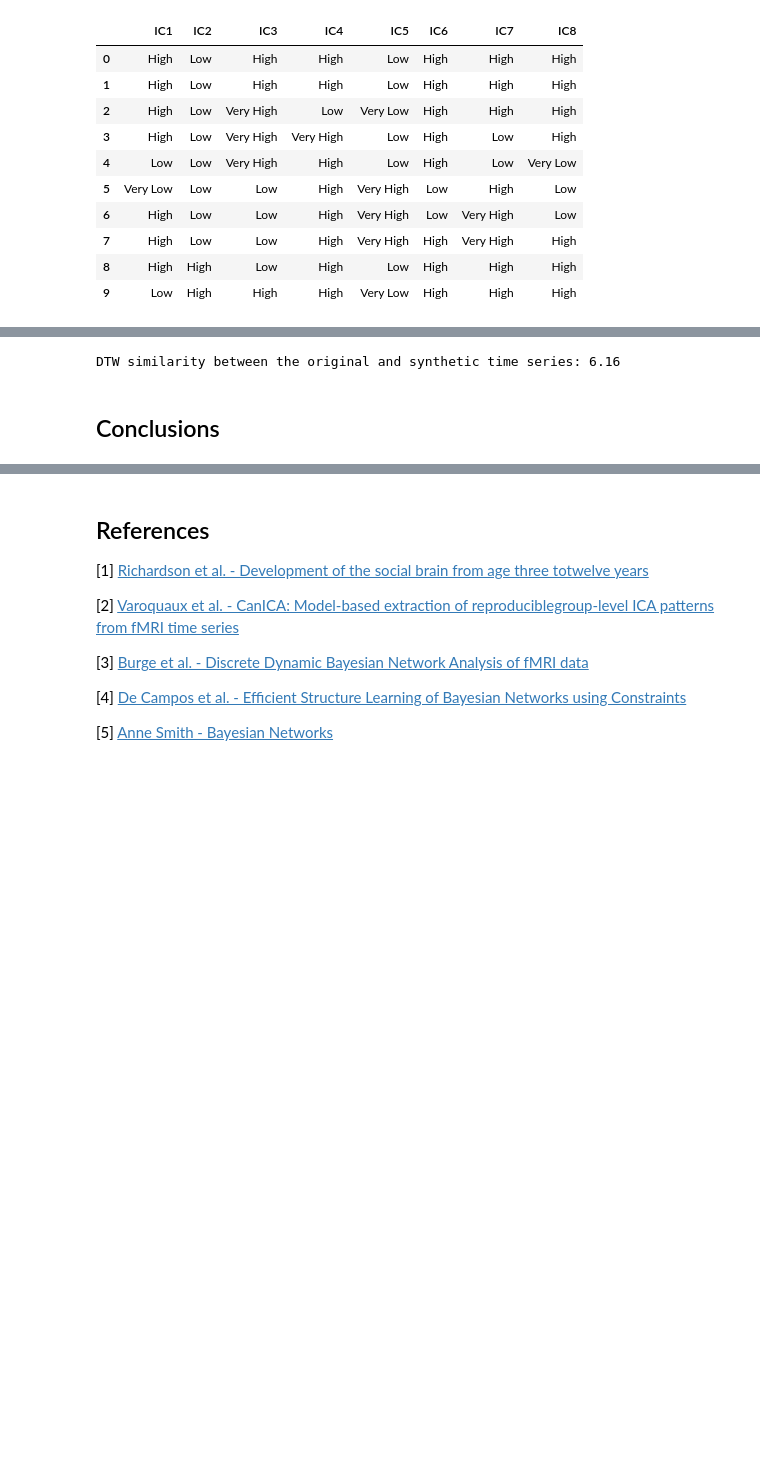
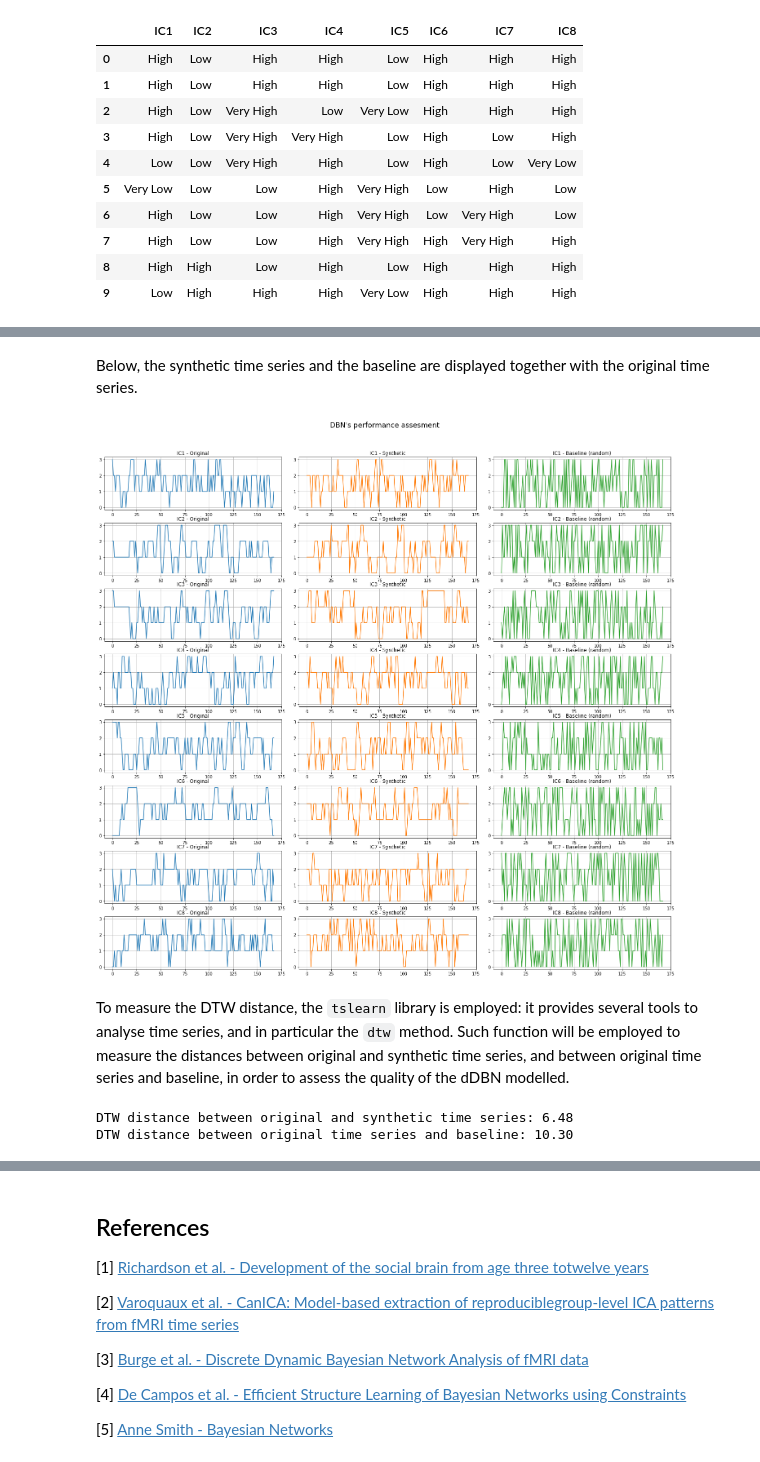
Before and after one commit to nihil21/neural-connectivity-bayesnet, a Jupyter notebook: src/neural-connectivity-bayesnet.ipynb, the cells around one changed output, grey strips where cells are left out. Saved outputs shown, nothing was run; the diff lists cells and outputs as text; code cells hidden in the pictures; blank space fills up the shorter version.

```diff
--- a/src/neural-connectivity-bayesnet.ipynb
+++ b/src/neural-connectivity-bayesnet.ipynb
@@ -914,7 +914,7 @@ def generate_time_series(sampler, length, seed=42):
     synth_df.columns = labels
     return synth_df
 
-synth_df = generate_time_series(sampler=bayes_sampler, length=84)
+synth_df = generate_time_series(sampler=bayes_sampler, length=168)
 synth_df.head(10)
 # %% [output]
 |  | IC1 | IC2 | IC3 | IC4 | IC5 | IC6 | IC7 | IC8 |
@@ -928,15 +928,3 @@ synth_df.head(10)
 | 7 | High | Low | Low | High | Very High | High | Very High | High |
 | 8 | High | High | Low | High | Low | High | High | High |
 | 9 | Low | High | High | High | Very Low | High | High | High |
-# %%
-_, axes = plt.subplots(nrows=4, ncols=2, figsize=(20, 10))
-plt.suptitle('Synthetic signals for each IC', size='xx-large')
-plt.tight_layout(rect=[0, 0.03, 1, 0.95])
-
-for i, col in enumerate(synth_df):
-    id1 = i // 2
-    id2 = i % 2
-    s = [quantize_enc[v] for v in synth_df[col]]
-    axes[id1, id2].plot(s)
-    axes[id1, id2].set_title(col)
-    axes[id1, id2].grid()
@@ -946,0 +933,10 @@ It is possible to measure the distance between the synthetic time series and the
+# %%
+# Create baseline dataframe with random series
+inverse_enc = {0: 'Very Low', 1: 'Low', 2: 'High', 3: 'Very High'}
+enc_fun = lambda x: inverse_enc[x]
+
+baseline_list = [pd.Series(np.random.randint(low=0, high=4, size=168)).map(enc_fun) for _ in range(8)]
+base_df = pd.concat(baseline_list, axis=1)
+base_df.columns = labels
+
+base_df.head(10)
@@ -947,12 +955,38 @@ It is possible to measure the distance between the synthetic time series and the
+# %% [markdown]
+Below, the synthetic time series and the baseline are displayed together with the original time series.
+# %%
+_, axes = plt.subplots(nrows=8, ncols=3, figsize=(20, 20))
+plt.suptitle('DBN\'s performance assesment', size='xx-large')
+plt.tight_layout(rect=[0, 0.03, 1, 0.95])
+
+for i, col in enumerate(df):
+    s1 = [quantize_enc[v] for v in df[col]]
+    s2 = [quantize_enc[v] for v in synth_df[col]]
+    s3 = [quantize_enc[v] for v in base_df[col]]
+    axes[i, 0].plot(s1, 'C0')
+    axes[i, 1].plot(s2, 'C1')
+    axes[i, 2].plot(s3, 'C2')
+    axes[i, 0].set_title(f'{col} - Original')
+    axes[i, 1].set_title(f'{col} - Synthetic')
+    axes[i, 2].set_title(f'{col} - Baseline (random)')
+    axes[i, 0].grid()
+    axes[i, 1].grid()
+    axes[i, 2].grid()
+# %% [output]
+[figure, added]
+# %% [markdown]
+To measure the DTW distance, the `tslearn` library is employed: it provides several tools to analyse time series, and in particular the `dtw` method. Such function will be employed to measure the distances between original and synthetic time series, and between original time series and baseline, in order to assess the quality of the dDBN modelled.
 # %%
 from tslearn.metrics import dtw
 
 for col in df:
-    s1 = [quantize_enc[v] for v in df[col]]
-    s2 = [quantize_enc[v] for v in synth_df[col]]
-sim = dtw(s1, s2)
-print(f'DTW similarity between the original and synthetic time series: {sim:.2f}')
+    s = [quantize_enc[v] for v in df[col]]
+    s_synth = [quantize_enc[v] for v in synth_df[col]]
+    s_base = [quantize_enc[v] for v in base_df[col]]
+sim_synth = dtw(s, s_synth)
+sim_base = dtw(s, s_base)
+print(f'DTW distance between original and synthetic time series: {sim_synth:.2f}')
+print(f'DTW distance between original time series and baseline: {sim_base:.2f}')
 # %% [output]
-DTW similarity between the original and synthetic time series: 6.16
+DTW distance between original and synthetic time series: 6.48
+DTW distance between original time series and baseline: 10.30
-# %% [markdown]
-## Conclusions
```
Also changed, not shown: parts of 13 cells of this notebook.
